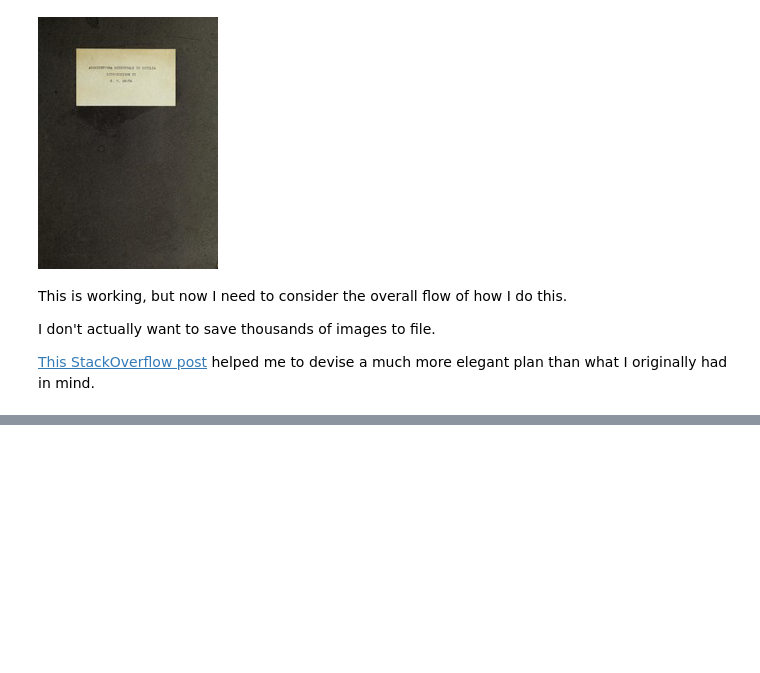
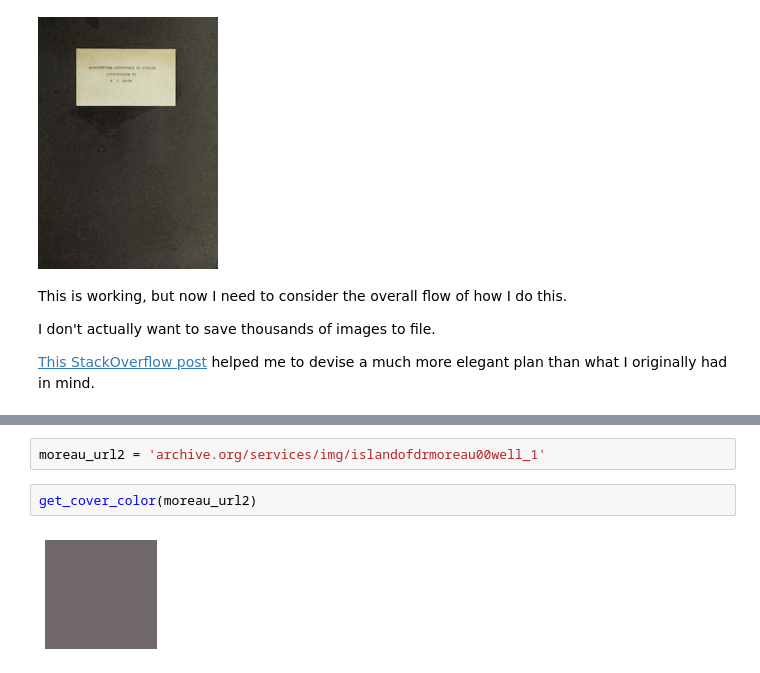
Before and after one commit to ran0027/book-covers, a Jupyter notebook: get_images.ipynb, the cells around one changed output, grey strips where cells are left out. Saved outputs shown, nothing was run; the diff lists cells and outputs as text; blank space fills up the shorter version.

```diff
--- a/get_images.ipynb
+++ b/get_images.ipynb
@@ -85,0 +179,6 @@ def get_cover(URL):
+# %%
+moreau_url2 = 'archive.org/services/img/islandofdrmoreau00well_1'
+# %%
+get_cover_color(moreau_url2)
+# %% [output]
+[figure, added]
```
Also changed, not shown: parts of 69 cells of this notebook, 1 other file.
